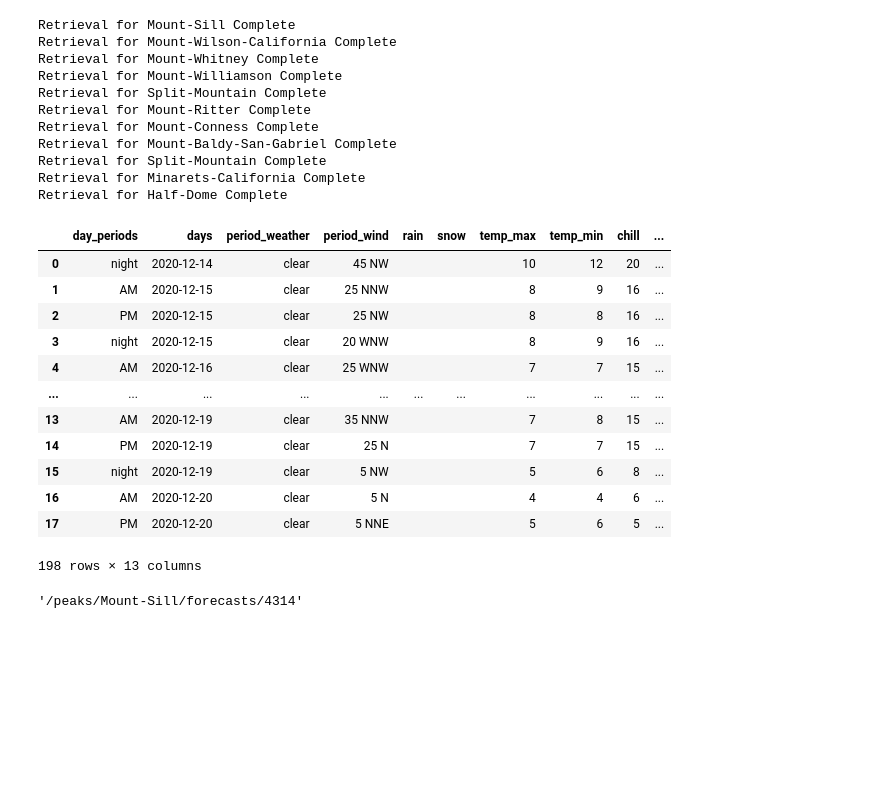
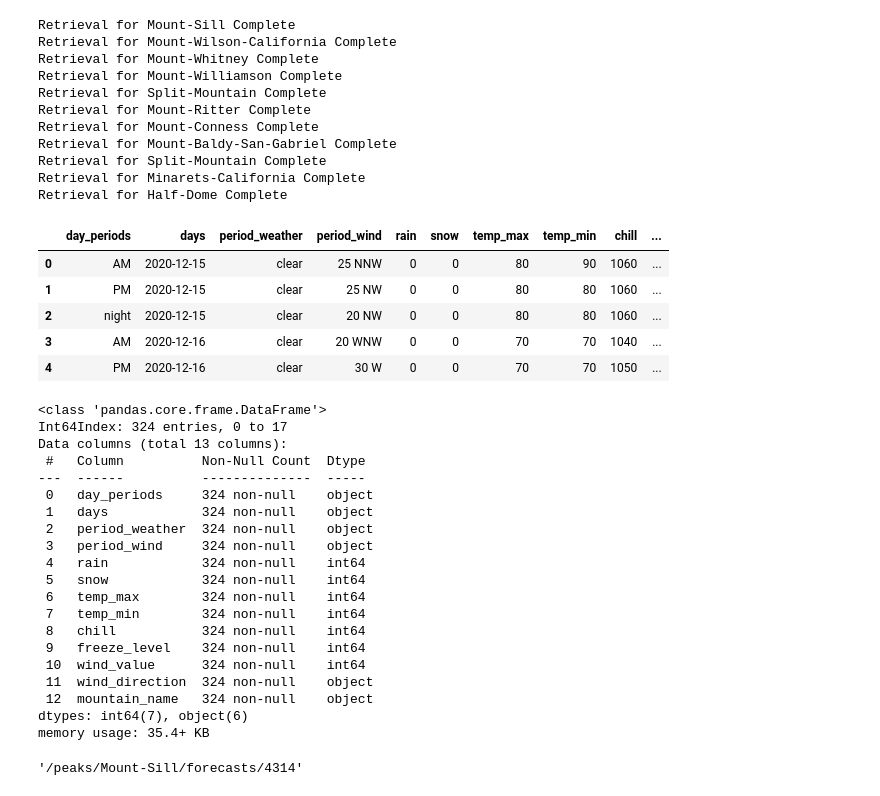
Before and after one commit to RyanAugust/mountain-plan, a Jupyter notebook: mountain-plan/notebooks/Untitled.ipynb, the cells around one changed output. Drawn from its saved outputs; the diff is of its cells as text; code cells hidden in the pictures; blank space fills up the shorter version.

```diff
--- a/mountain-plan/notebooks/Untitled.ipynb
+++ b/mountain-plan/notebooks/Untitled.ipynb
@@ -30,7 +30,8 @@ class mountain_gather(object):
     def _generic_data_retrieval(self, forecast_table, value_id, span_id):
         overall = forecast_table.find(name='tr', attrs={'class':value_id})
         tags = overall.find_all(name="span", attrs={'class':span_id})
-        vals = [i.text.strip('\n -') for i in tags]
+        vals = [int(i.text.strip('\n -').replace('','0')) for i in tags]
+
         return vals
 
     @staticmethod
@@ -95,6 +96,7 @@ class mountain_gather(object):
     def _cleanup(self):
         self.mountain_frame[['wind_value','wind_direction']] = self.mountain_frame.period_wind.apply(
                                                 lambda x: pd.Series(str(x).split(" ")))
+        self.mountain_frame['wind_value'] = self.mountain_frame['wind_value'].astype(int)
 #         self.mountain_frame[['dow','day']] = self.mountain_frame.days.apply(
 #                                                 lambda x: pd.Series(str(x).split("_")))
 
@@ -145,21 +147,37 @@ Retrieval for Split-Mountain Complete
 Retrieval for Minarets-California Complete
 Retrieval for Half-Dome Complete
 # %%
-current_run
+current_run.head()
 # %% [output]
 |  | day_periods | days | period_weather | period_wind | rain | snow | temp_max | temp_min | chill | ... |
-| 0 | night | 2020-12-14 | clear | 45 NW |  |  | 10 | 12 | 20 | ... |
-| 1 | AM | 2020-12-15 | clear | 25 NNW |  |  | 8 | 9 | 16 | ... |
-| 2 | PM | 2020-12-15 | clear | 25 NW |  |  | 8 | 8 | 16 | ... |
-| 3 | night | 2020-12-15 | clear | 20 WNW |  |  | 8 | 9 | 16 | ... |
-| 4 | AM | 2020-12-16 | clear | 25 WNW |  |  | 7 | 7 | 15 | ... |
-| ... | ... | ... | ... | ... | ... | ... | ... | ... | ... | ... |
-| 13 | AM | 2020-12-19 | clear | 35 NNW |  |  | 7 | 8 | 15 | ... |
-| 14 | PM | 2020-12-19 | clear | 25 N |  |  | 7 | 7 | 15 | ... |
-| 15 | night | 2020-12-19 | clear | 5 NW |  |  | 5 | 6 | 8 | ... |
-| 16 | AM | 2020-12-20 | clear | 5 N |  |  | 4 | 4 | 6 | ... |
-| 17 | PM | 2020-12-20 | clear | 5 NNE |  |  | 5 | 6 | 5 | ... |
+| 0 | AM | 2020-12-15 | clear | 25 NNW | 0 | 0 | 80 | 90 | 1060 | ... |
+| 1 | PM | 2020-12-15 | clear | 25 NW | 0 | 0 | 80 | 80 | 1060 | ... |
+| 2 | night | 2020-12-15 | clear | 20 NW | 0 | 0 | 80 | 80 | 1060 | ... |
+| 3 | AM | 2020-12-16 | clear | 20 WNW | 0 | 0 | 70 | 70 | 1040 | ... |
+| 4 | PM | 2020-12-16 | clear | 30 W | 0 | 0 | 70 | 70 | 1050 | ... |
-198 rows × 13 columns
+# %%
+current_run.info()
+# %% [output]
+<class 'pandas.core.frame.DataFrame'>
+Int64Index: 324 entries, 0 to 17
+Data columns (total 13 columns):
+ #   Column          Non-Null Count  Dtype
+---  ------          --------------  -----
+ 0   day_periods     324 non-null    object
+ 1   days            324 non-null    object
+ 2   period_weather  324 non-null    object
+ 3   period_wind     324 non-null    object
+ 4   rain            324 non-null    int64
+ 5   snow            324 non-null    int64
+ 6   temp_max        324 non-null    int64
+ 7   temp_min        324 non-null    int64
+ 8   chill           324 non-null    int64
+ 9   freeze_level    324 non-null    int64
+ 10  wind_value      324 non-null    int64
+ 11  wind_direction  324 non-null    object
+ 12  mountain_name   324 non-null    object
+dtypes: int64(7), object(6)
+memory usage: 35.4+ KB
 # %%
 BASE_URL = """https://www.mountain-forecast.com"""
 def get_forecast_url(mountain_name, BASE_URL=BASE_URL):
```
